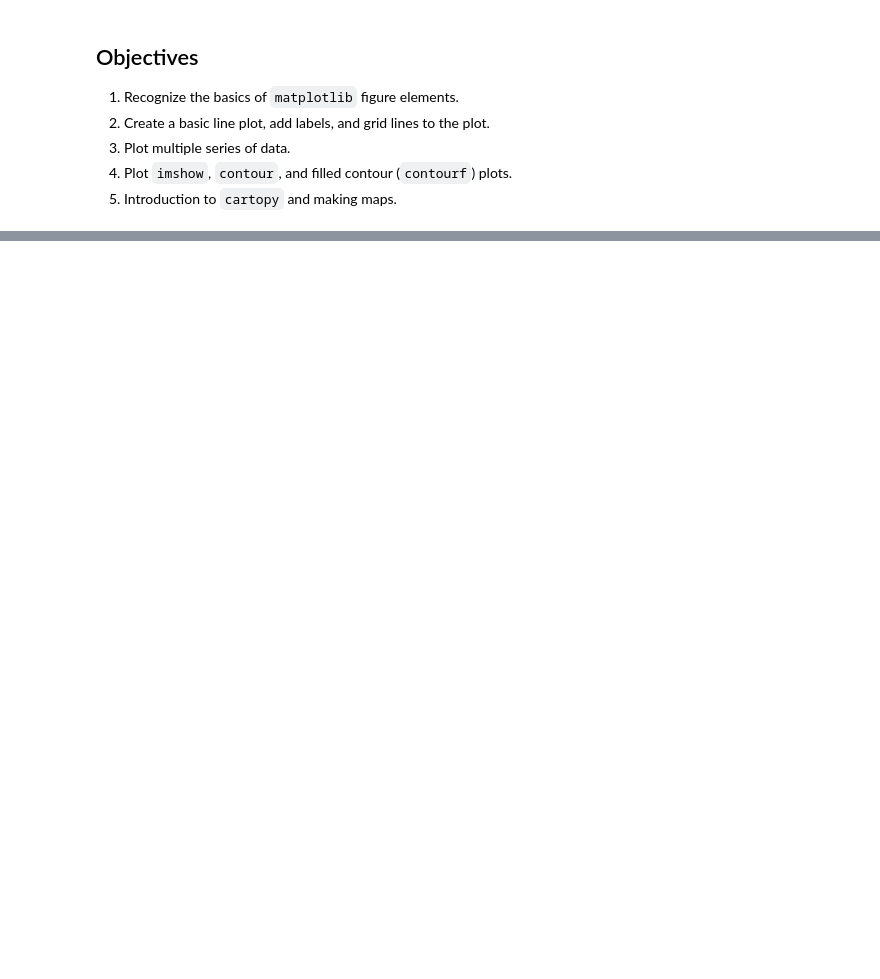
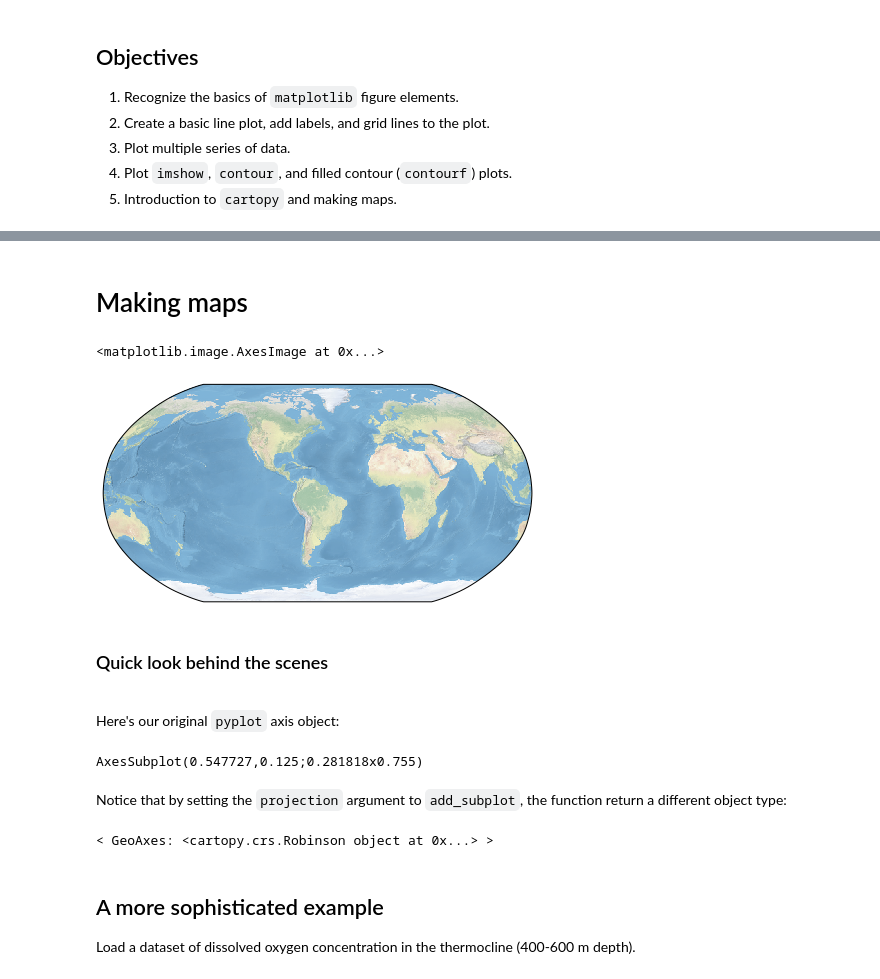
Before and after one commit to ncar-hackathons/hands-on-examples, a Jupyter notebook: presentations/visualization-I.ipynb, the cells around one changed output, grey strips where cells are left out. Cells and saved outputs as stored; diff of their text form; code cells hidden in the pictures; blank space fills up the shorter version.

```diff
--- a/presentations/visualization-I.ipynb
+++ b/presentations/visualization-I.ipynb
@@ -62,0 +111,37 @@ fig
+# %% [markdown]
+# Making maps
+# %%
+import cartopy
+import cartopy.crs as ccrs
+
+# use matplotlib's built-in transform support, same function calls
+fig = plt.figure(figsize=(10, 4))
+axm = fig.add_subplot(1, 1, 1, projection=ccrs.Robinson(central_longitude=300.))
+
+# set the extent to global
+axm.set_global()
+
+# add standard background map
+axm.stock_img()
+# %% [output]
+<matplotlib.image.AxesImage at 0x...>
+[figure, added]
+# %% [markdown]
+### Quick look behind the scenes
+<br>
+
+Here's our original `pyplot` axis object:
+# %%
+print(ax)
+# %% [output]
+AxesSubplot(0.547727,0.125;0.281818x0.755)
+# %% [markdown]
+Notice that by setting the `projection` argument to `add_subplot`, the function return a different object type:
+# %%
+print(axm)
+# %% [output]
+< GeoAxes: <cartopy.crs.Robinson object at 0x...> >
+# %% [markdown]
+## A more sophisticated example
+
+Load a dataset of dissolved oxygen concentration in the thermocline (400-600 m depth).
```
Also changed, not shown: parts of 36 cells of this notebook, 5 other files.
